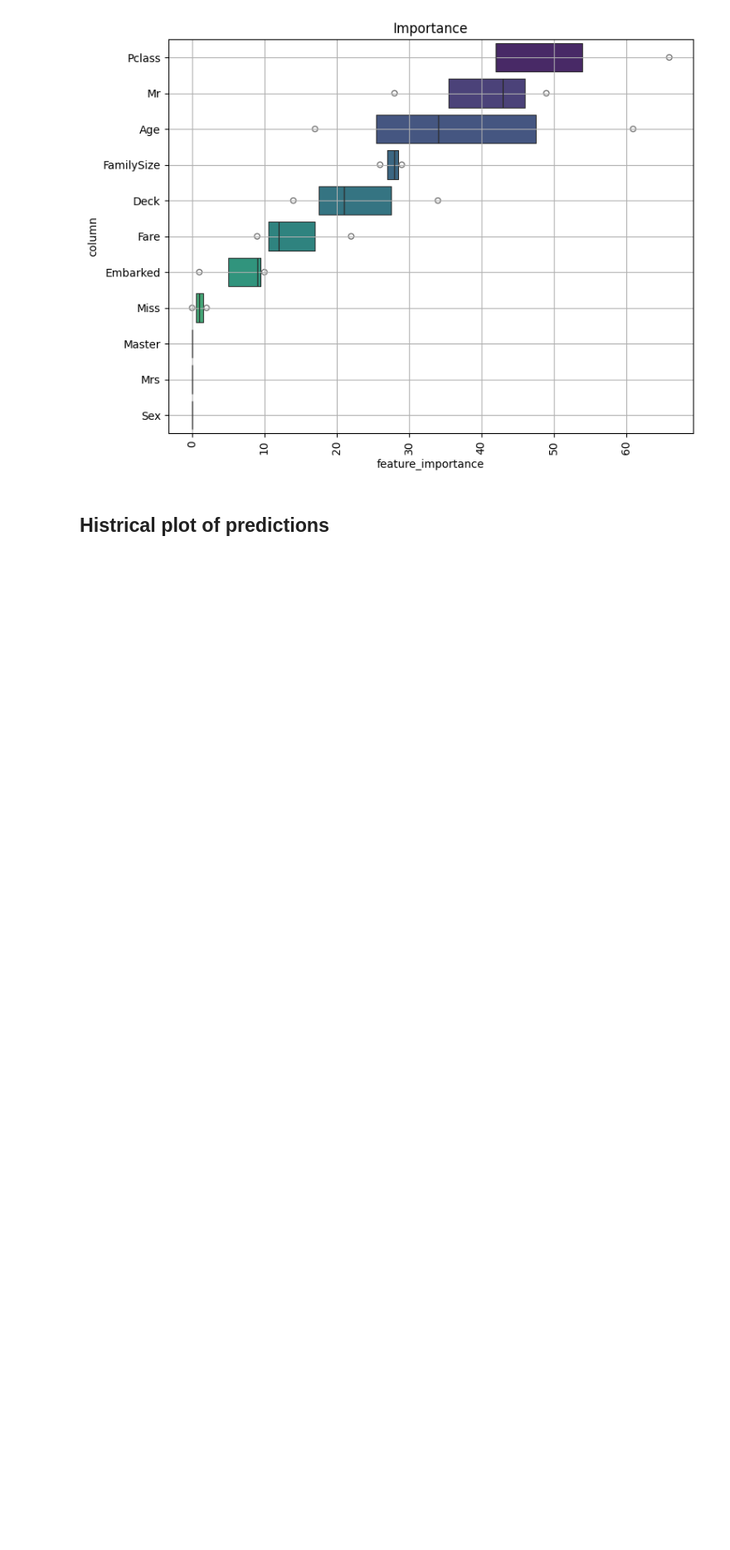
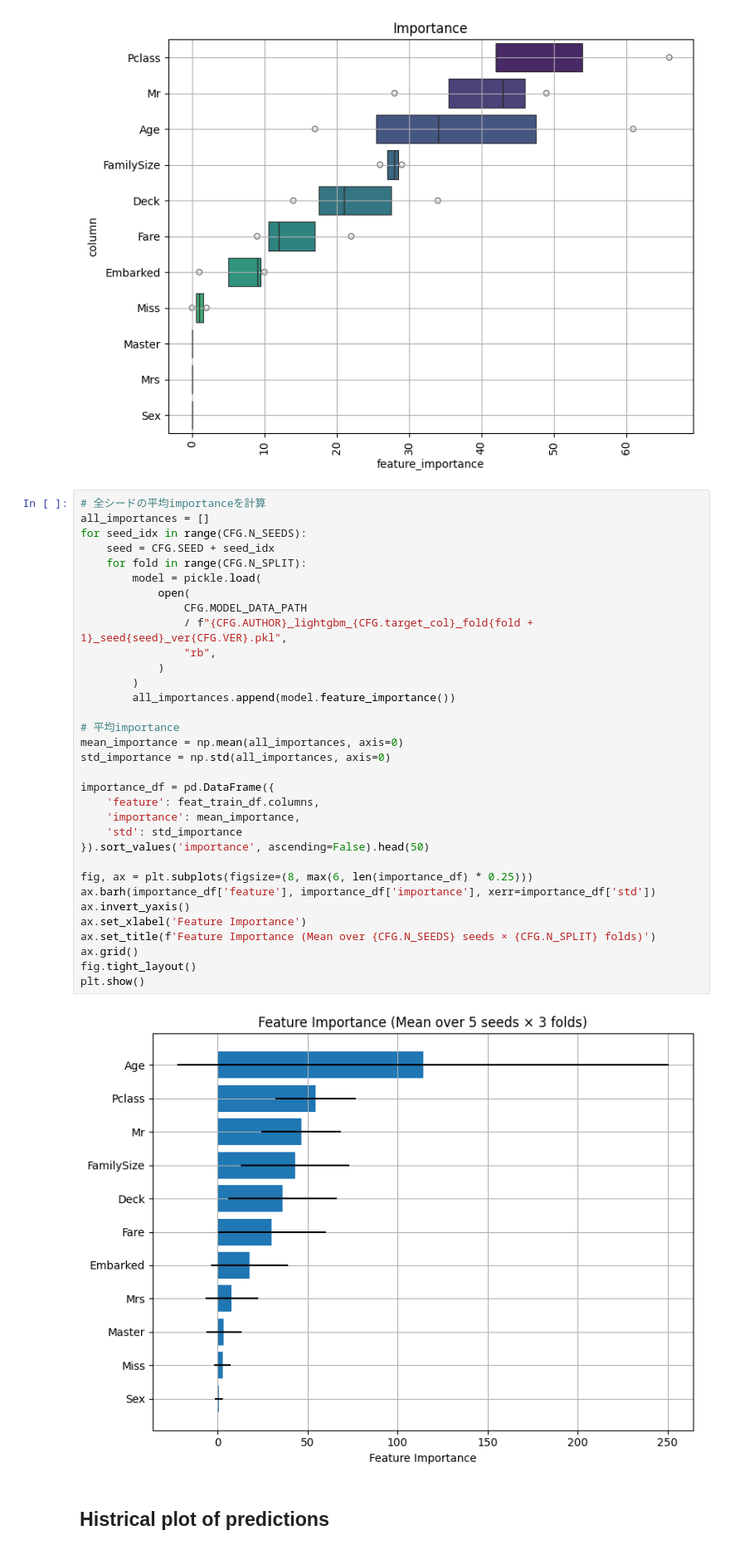
Before and after one commit to Jun-Morita/kaggle-template, a Jupyter notebook: sample/titanic/titanic.ipynb, the cells around one changed output. Shown at 83% size. Saved outputs shown, nothing was run; the diff lists cells and outputs as text; blank space fills up the shorter version.

```diff
--- a/sample/titanic/titanic.ipynb
+++ b/sample/titanic/titanic.ipynb
@@ -816,6 +899,41 @@ for fold in range(CFG.N_SPLIT):
 fig, ax = visualize_importance(models, feat_train_df)
 # %% [output]
 [figure]
+# %%
+# 全シードの平均importanceを計算
+all_importances = []
+for seed_idx in range(CFG.N_SEEDS):
+    seed = CFG.SEED + seed_idx
+    for fold in range(CFG.N_SPLIT):
+        model = pickle.load(
+            open(
+                CFG.MODEL_DATA_PATH
+                / f"{CFG.AUTHOR}_lightgbm_{CFG.target_col}_fold{fold + 1}_seed{seed}_ver{CFG.VER}.pkl",
+                "rb",
+            )
+        )
+        all_importances.append(model.feature_importance())
+
+# 平均importance
+mean_importance = np.mean(all_importances, axis=0)
+std_importance = np.std(all_importances, axis=0)
+
+importance_df = pd.DataFrame({
+    'feature': feat_train_df.columns,
+    'importance': mean_importance,
+    'std': std_importance
+}).sort_values('importance', ascending=False).head(50)
+
+fig, ax = plt.subplots(figsize=(8, max(6, len(importance_df) * 0.25)))
+ax.barh(importance_df['feature'], importance_df['importance'], xerr=importance_df['std'])
+ax.invert_yaxis()
+ax.set_xlabel('Feature Importance')
+ax.set_title(f'Feature Importance (Mean over {CFG.N_SEEDS} seeds × {CFG.N_SPLIT} folds)')
+ax.grid()
+fig.tight_layout()
+plt.show()
+# %% [output]
+[figure, added]
 # %% [markdown]
 ## Histrical plot of predictions
 # %%
```
Also changed, not shown: parts of 12 cells of this notebook.
